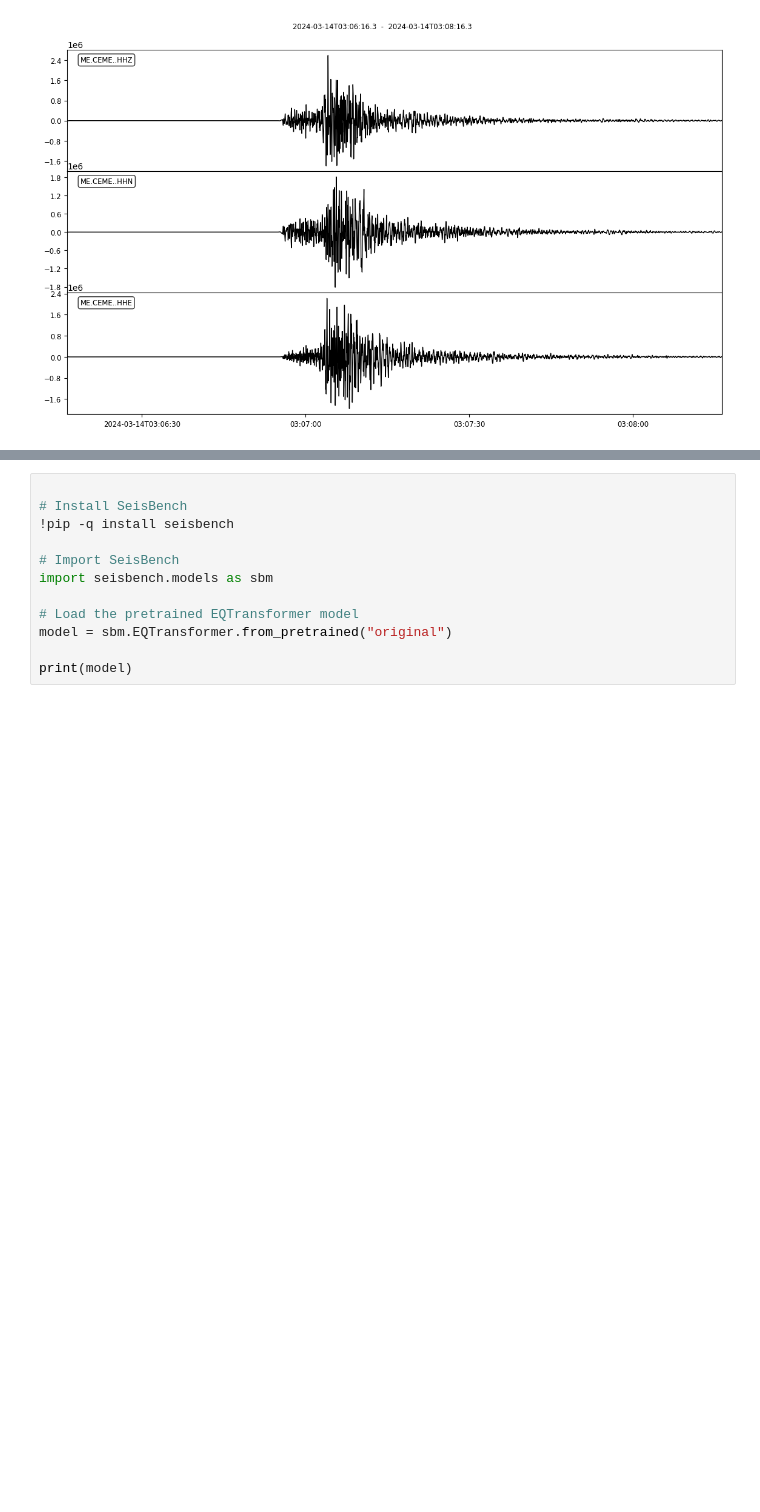
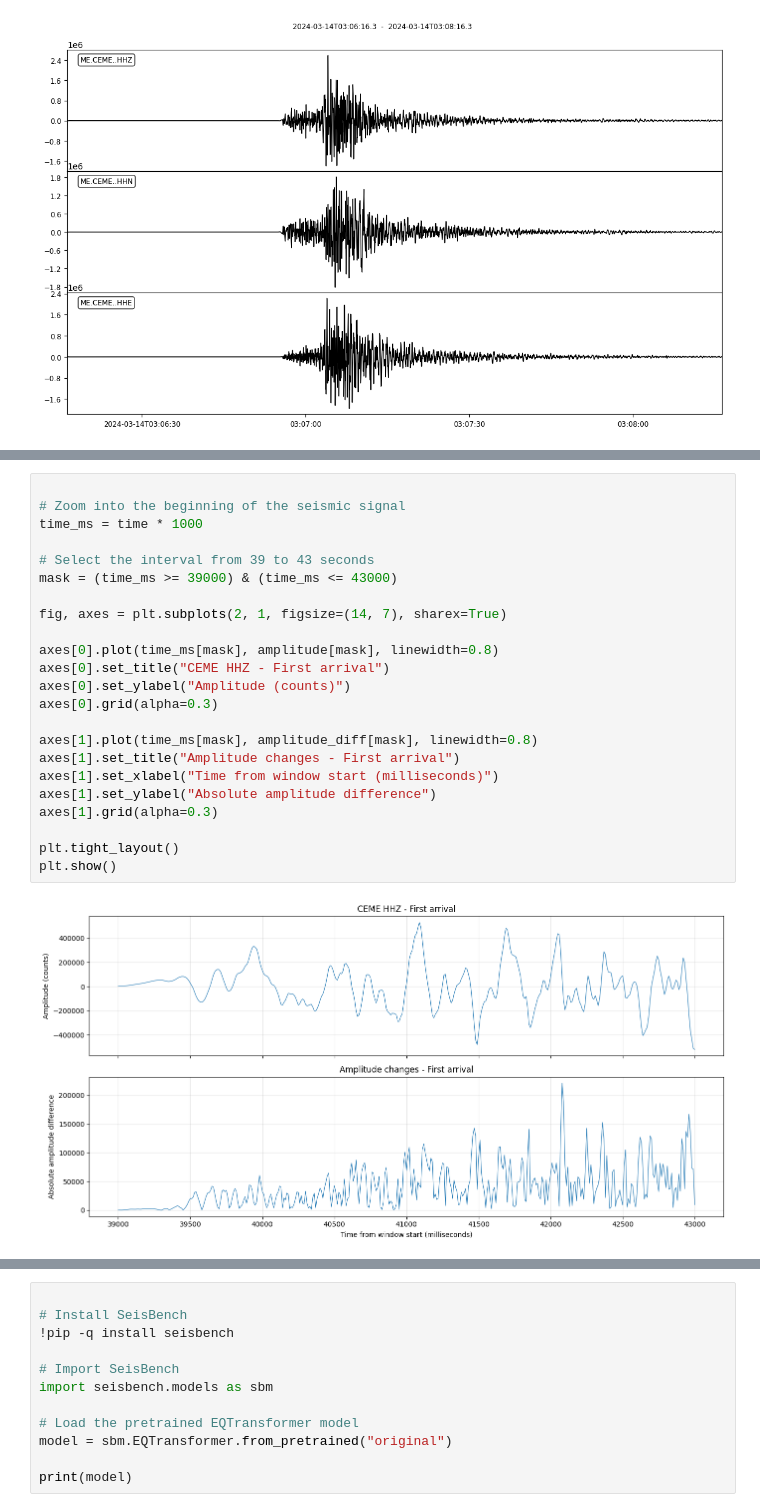
Before and after one commit to milena-seismo/DSB_capstone, a Jupyter notebook: DSB_Capstone_Milena.ipynb, the cells around one changed output, grey strips where cells are left out. Cells and saved outputs as stored; diff of their text form; blank space fills up the shorter version.

```diff
--- a/DSB_Capstone_Milena.ipynb
+++ b/DSB_Capstone_Milena.ipynb
@@ -1286,0 +1321,25 @@ st_filtered.plot(
+# %%
+
+# Zoom into the beginning of the seismic signal
+time_ms = time * 1000
+
+# Select the interval from 39 to 43 seconds
+mask = (time_ms >= 39000) & (time_ms <= 43000)
+
+fig, axes = plt.subplots(2, 1, figsize=(14, 7), sharex=True)
+
+axes[0].plot(time_ms[mask], amplitude[mask], linewidth=0.8)
+axes[0].set_title("CEME HHZ - First arrival")
+axes[0].set_ylabel("Amplitude (counts)")
+axes[0].grid(alpha=0.3)
+
+axes[1].plot(time_ms[mask], amplitude_diff[mask], linewidth=0.8)
+axes[1].set_title("Amplitude changes - First arrival")
+axes[1].set_xlabel("Time from window start (milliseconds)")
+axes[1].set_ylabel("Absolute amplitude difference")
+axes[1].grid(alpha=0.3)
+
+plt.tight_layout()
+plt.show()
+# %% [output]
+[figure, added]
```
Also changed, not shown: parts of 11 cells of this notebook.
